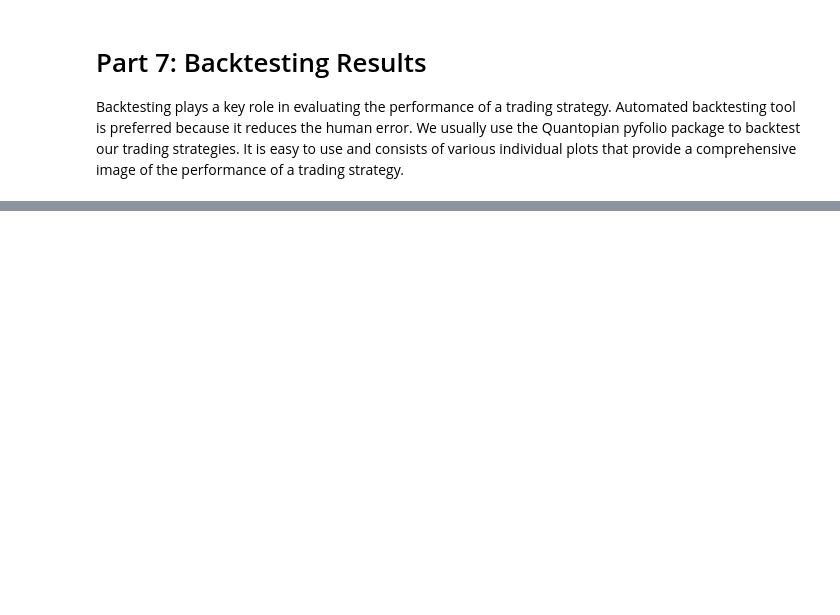
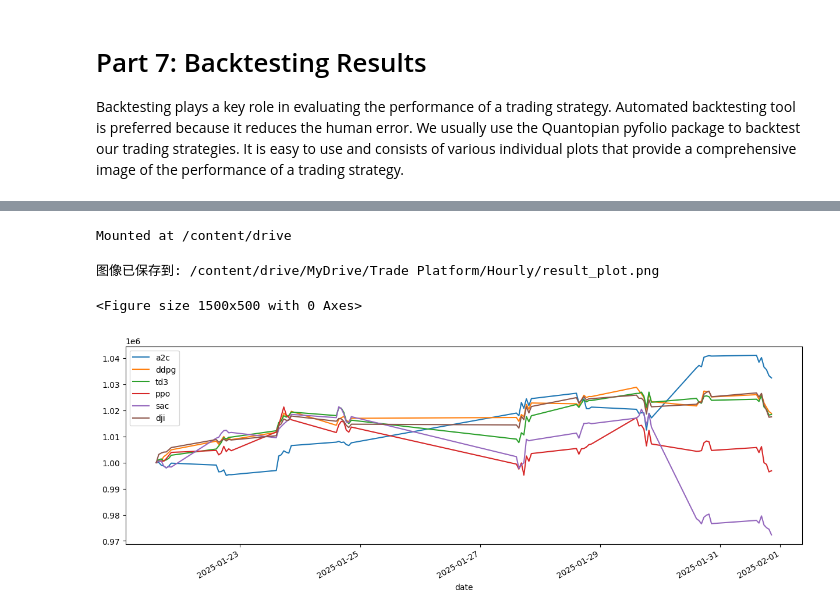
Before and after one commit to Waterkin/trade_platform, a Jupyter notebook: 1-Introduction/Stock_1h_2501_2503.ipynb, the cells around one changed output, grey strips where cells are left out. Cells and saved outputs as stored; diff of their text form; code cells hidden in the pictures; blank space fills up the shorter version.

```diff
--- a/1-Introduction/Stock_1h_2501_2503.ipynb
+++ b/1-Introduction/Stock_1h_2501_2503.ipynb
@@ -1224,7 +1365,7 @@ We update periodically in order to take full advantage of the data, e.g., retrai
 
 Numerous hyperparameters – e.g. the learning rate, the total number of samples to train on – influence the learning process and are usually determined by testing some variations.
 # %%
-e_trade_gym = StockTradingEnv(df = trade, turbulence_threshold = 70,risk_indicator_col='vix', **env_kwargs)
+e_trade_gym = StockTradingEnv(df = trade, **env_kwargs) # , turbulence_threshold = 70,risk_indicator_col='vix'
 # env_trade, obs_trade = e_trade_gym.get_sb_env()
 # %%
 trade.head()
@@ -1435,28 +1707,42 @@ df_result_ddpg = df_account_value_ddpg.set_index(df_account_value_ddpg.columns[0
 df_result_td3 = df_account_value_td3.set_index(df_account_value_td3.columns[0])
 df_result_ppo = df_account_value_ppo.set_index(df_account_value_ppo.columns[0])
 df_result_sac = df_account_value_sac.set_index(df_account_value_sac.columns[0])
-df_account_value_a2c.to_csv("df_account_value_a2c.csv")
+df_account_value_a2c.to_csv("/content/drive/MyDrive/Trade Platform/Hourly/df_account_value_a2c.csv")
 #baseline stats
 print("==============Get Baseline Stats===========")
-df_dji_ = get_baseline(
-        ticker="^DJI",
-        start = TRADE_START_DATE,
-        end = TRADE_END_DATE)
+#df_dji_ = get_baseline(
+#       ticker="^DJI",
+#        start = TRADE_START_DATE,
+#        end = TRADE_END_DATE)
+
+df_dji_=YahooDownloader(start_date=TRADE_START_DATE, end_date=TRADE_END_DATE, ticker_list=["^DJI"], interval='1h').fetch_data()
+
+
 stats = backtest_stats(df_dji_, value_col_name = 'close')
 df_dji = pd.DataFrame()
 df_dji['date'] = df_account_value_a2c['date']
 df_dji['account_value'] = df_dji_['close'] / df_dji_['close'][0] * env_kwargs["initial_amount"]
-df_dji.to_csv("df_dji.csv")
+
+df_dji.to_csv("/content/drive/MyDrive/Trade Platform/Hourly/df_dji.csv")
 df_dji = df_dji.set_index(df_dji.columns[0])
-df_dji.to_csv("df_dji+.csv")
+df_dji.to_csv("/content/drive/MyDrive/Trade Platform/Hourly/df_dji+.csv")
 
 result = pd.merge(df_result_a2c, df_result_ddpg, left_index=True, right_index=True, suffixes=('_a2c', '_ddpg'))
 result = pd.merge(result, df_result_td3, left_index=True, right_index=True, suffixes=('', '_td3'))
 result = pd.merge(result, df_result_ppo, left_index=True, right_index=True, suffixes=('', '_ppo'))
 result = pd.merge(result, df_result_sac, left_index=True, right_index=True, suffixes=('', '_sac'))
-result = pd.merge(result, MVO_result, left_index=True, right_index=True, suffixes=('', '_mvo'))
+#result = pd.merge(result, MVO_result, left_index=True, right_index=True, suffixes=('', '_mvo'))
 result = pd.merge(result, df_dji, left_index=True, right_index=True, suffixes=('', '_dji'))
-result.columns = ['a2c', 'ddpg', 'td3', 'ppo', 'sac', 'mean var', 'dji']
+result.columns = ['a2c', 'ddpg', 'td3', 'ppo', 'sac',  'dji'] # 'mean var',
 
 print("result: ", result)
-result.to_csv("result.csv")
+#MVO_result2.to_csv("/content/drive/MyDrive/Trade Platform/MVO_result2.csv")
+df_account_value_a2c.to_csv("/content/drive/MyDrive/Trade Platform/Hourly/df_account_value_a2c.csv")
+df_account_value_ddpg.to_csv("/content/drive/MyDrive/Trade Platform/Hourly/df_account_value_ddpg.csv")
+df_account_value_td3.to_csv("/content/drive/MyDrive/Trade Platform/Hourly/df_account_value_td3.csv")
+df_result_ppo.to_csv("/content/drive/MyDrive/Trade Platform/Hourly/df_result_ppo.csv")
+df_result_sac.to_csv("/content/drive/MyDrive/Trade Platform/Hourly/df_result_sac.csv")
+df_dji.to_csv("/content/drive/MyDrive/Trade Platform/Hourly/df_dji.csv")
+
+
+result.to_csv("/content/drive/MyDrive/Trade Platform/Hourly/result.csv")
@@ -1463,5 +1774,20 @@ result.to_csv("result.csv")
+# %%
+from google.colab import drive
+drive.mount('/content/drive')
+# %% [output]
+Mounted at /content/drive
 # %%
 %matplotlib inline
 plt.rcParams["figure.figsize"] = (15,5)
 plt.figure();
 result.plot();
+# 保存为 PNG 文件
+save_path = '/content/drive/MyDrive/Trade Platform/Hourly/result_plot.png'  # 保存路径
+plt.savefig(save_path, format='png')  # 保存图像
+
+# 可选：如果你想显示保存路径
+print(f"图像已保存到: {save_path}")
+# %% [output]
+图像已保存到: /content/drive/MyDrive/Trade Platform/Hourly/result_plot.png
+<Figure size 1500x500 with 0 Axes>
+[figure, added]
```
Also changed, not shown: parts of 40 cells of this notebook.
